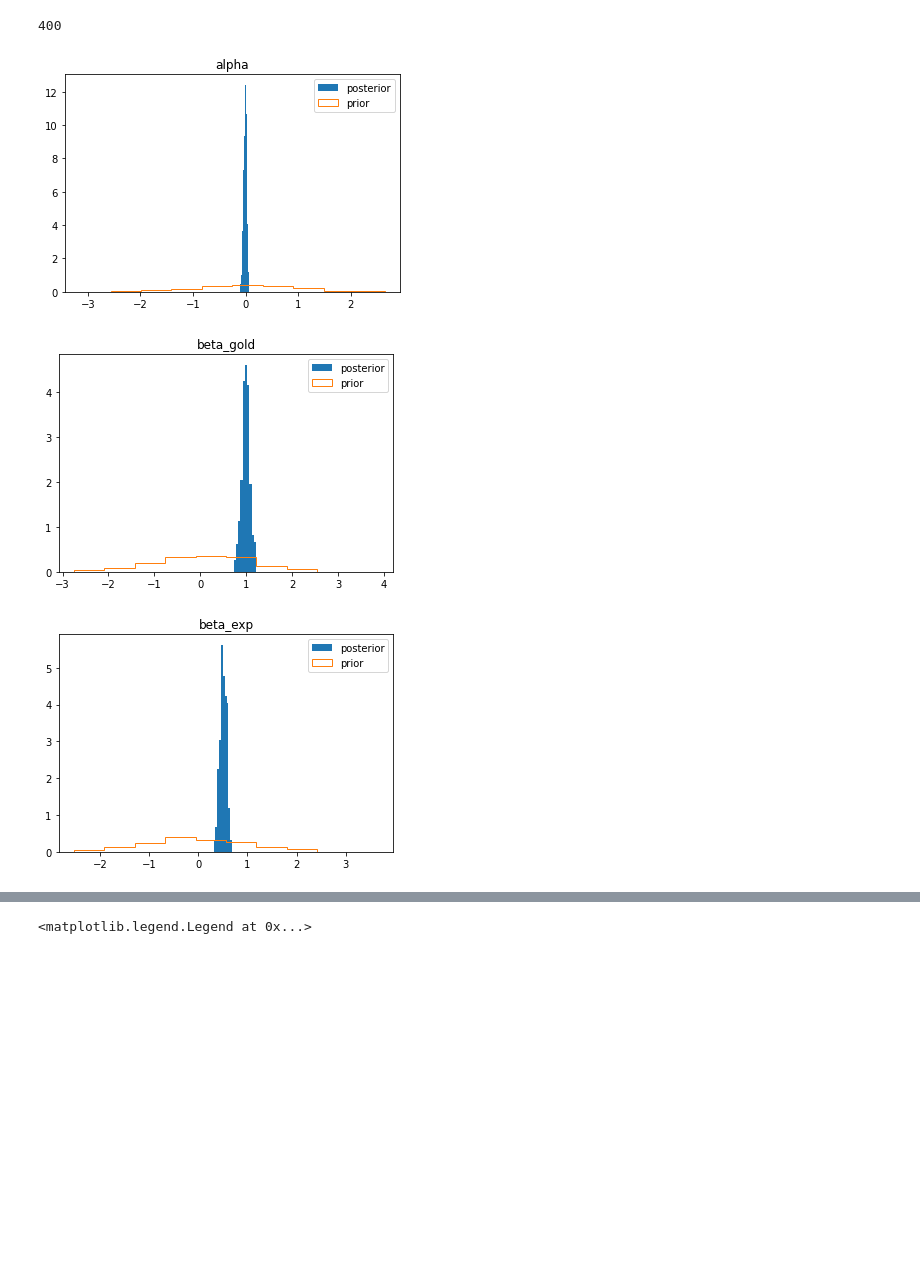
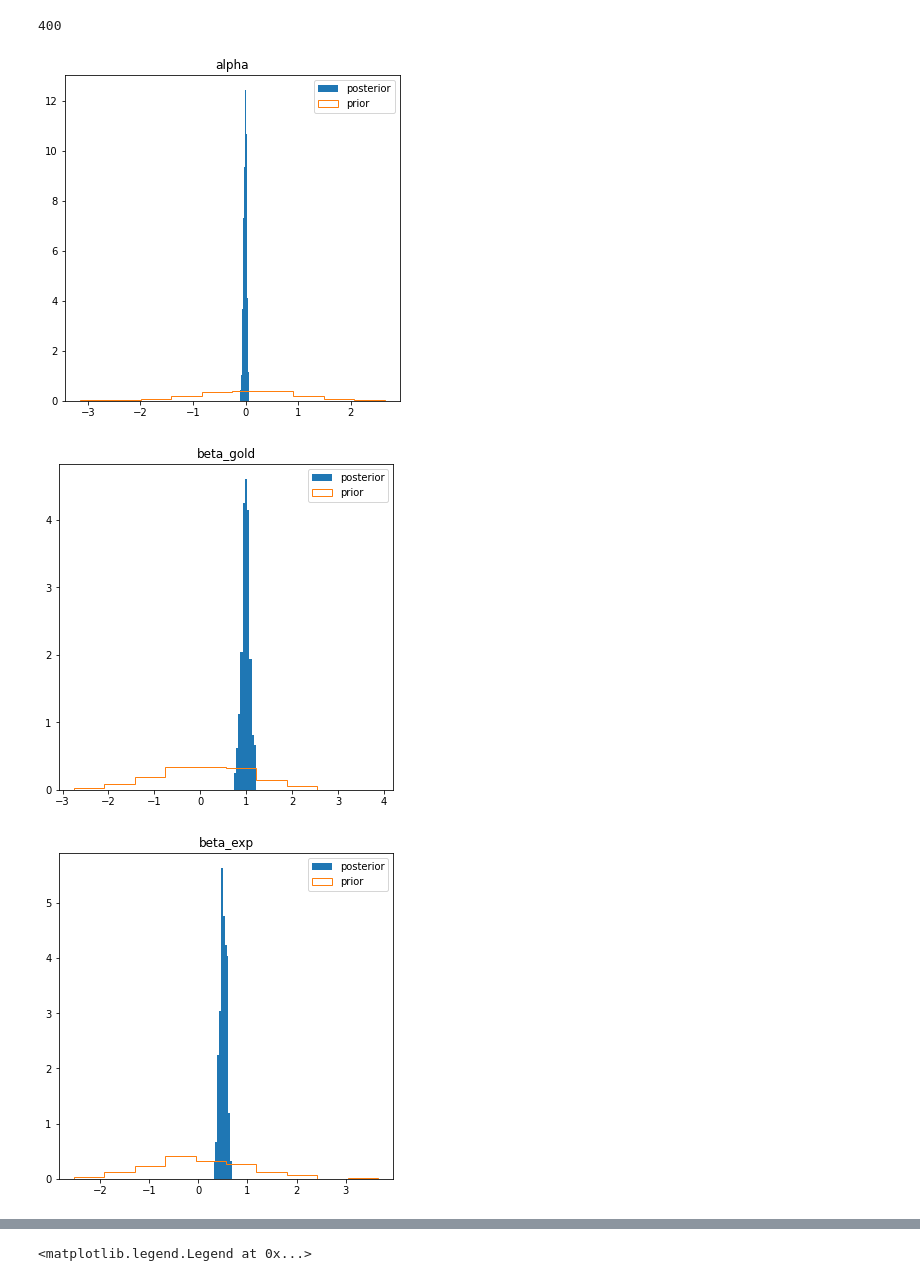
Before and after one commit to dominik-air/Ranked-Games-Analysis, a Jupyter notebook: eda.ipynb, the cells around one changed output, grey strips where cells are left out. Drawn from its saved outputs; the diff is of its cells as text; code cells hidden in the pictures; blank space fills up the shorter version.

```diff
--- a/eda.ipynb
+++ b/eda.ipynb
@@ -488,12 +551,12 @@ len(logit_posterior_df)
 400
 # %%
 for param in ("alpha", "beta_gold", "beta_exp", "beta_dakda"):
-    plt.figure()
+    plt.figure(figsize=(6, 6))
     plt.hist(logit_posterior_df[param], bins=10, label="posterior", density=True)
     plt.hist(logit_ppc_df[param], bins=10, histtype='step', label="prior", density=True)
     plt.title(param)
     plt.legend()
 # %% [output]
-[figure, old version]
+[figure, new version]
-[figure, old version]
+[figure, new version]
-[figure, old version]
+[figure, new version]
```
Also changed, not shown: parts of 26 cells of this notebook, 2 other files.
